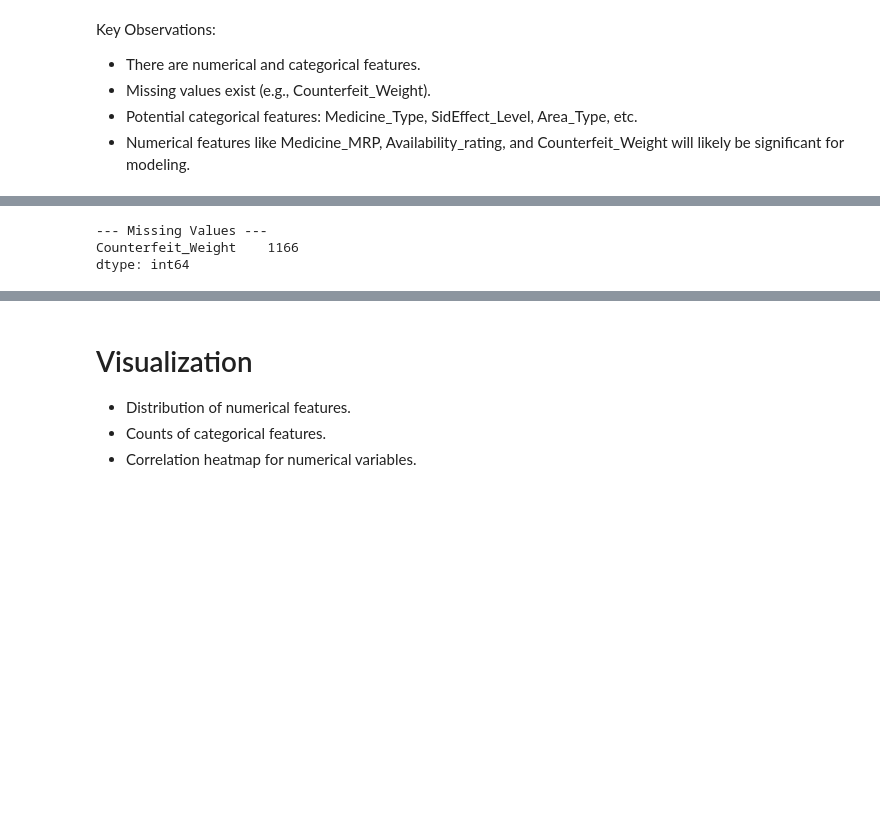
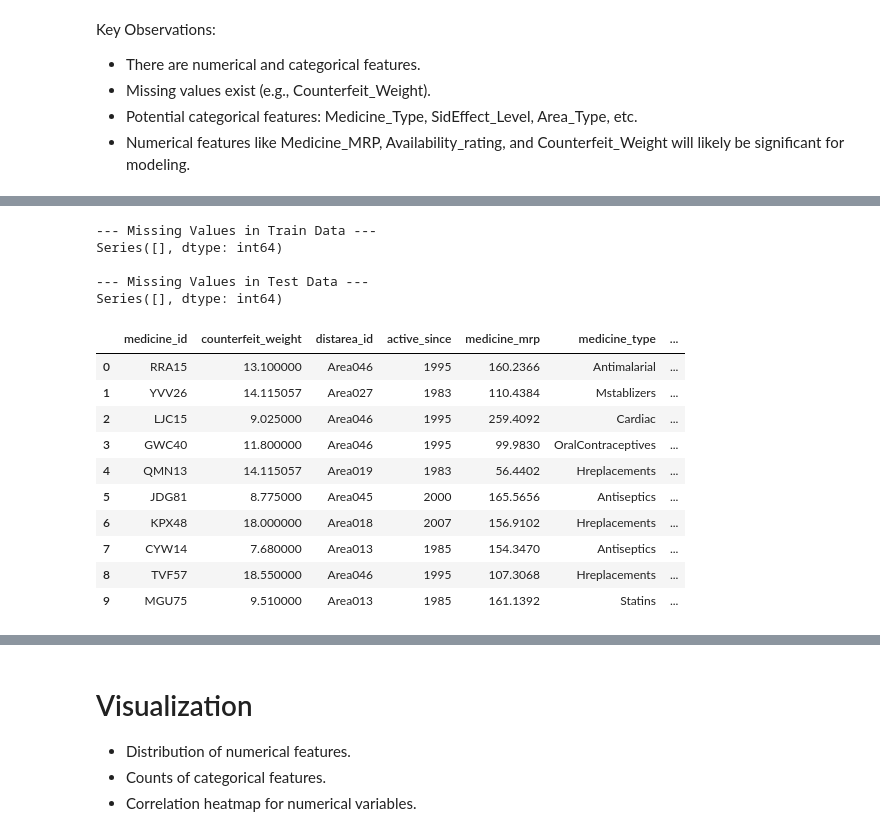
Before and after one commit to DarnasiMadhanMohan/DataScience_Projects, a Jupyter notebook: Counterfeit Medicines Sales Prediction/Project.ipynb, the cells around one changed output, grey strips where cells are left out. Saved outputs shown, nothing was run; the diff lists cells and outputs as text; code cells hidden in the pictures; blank space fills up the shorter version.

```diff
--- a/Counterfeit Medicines Sales Prediction/Project.ipynb
+++ b/Counterfeit Medicines Sales Prediction/Project.ipynb
@@ -78,9 +184,29 @@ Key Observations:
 # %%
 # EDA Step 2: Missing Values Analysis
 missing_values = train_data.isnull().sum()
-print("\n--- Missing Values ---")
+print("\n--- Missing Values in Train Data ---")
 print(missing_values[missing_values > 0])
+
+missing_values = test_data.isnull().sum()
+print("\n--- Missing Values in Test Data ---")
+print(missing_values[missing_values > 0])
 # %% [output]
---- Missing Values ---
-Counterfeit_Weight    1166
-dtype: int64
+--- Missing Values in Train Data ---
+Series([], dtype: int64)
+
+--- Missing Values in Test Data ---
+Series([], dtype: int64)
+# %%
+train_data.head(10)
+# %% [output]
+|  | medicine_id | counterfeit_weight | distarea_id | active_since | medicine_mrp | medicine_type | ... |
+| 0 | RRA15 | 13.100000 | Area046 | 1995 | 160.2366 | Antimalarial | ... |
+| 1 | YVV26 | 14.115057 | Area027 | 1983 | 110.4384 | Mstablizers | ... |
+| 2 | LJC15 | 9.025000 | Area046 | 1995 | 259.4092 | Cardiac | ... |
+| 3 | GWC40 | 11.800000 | Area046 | 1995 | 99.9830 | OralContraceptives | ... |
+| 4 | QMN13 | 14.115057 | Area019 | 1983 | 56.4402 | Hreplacements | ... |
+| 5 | JDG81 | 8.775000 | Area045 | 2000 | 165.5656 | Antiseptics | ... |
+| 6 | KPX48 | 18.000000 | Area018 | 2007 | 156.9102 | Hreplacements | ... |
+| 7 | CYW14 | 7.680000 | Area013 | 1985 | 154.3470 | Antiseptics | ... |
+| 8 | TVF57 | 18.550000 | Area046 | 1995 | 107.3068 | Hreplacements | ... |
+| 9 | MGU75 | 9.510000 | Area013 | 1985 | 161.1392 | Statins | ... |
```
Also changed, not shown: parts of 95 cells of this notebook.
